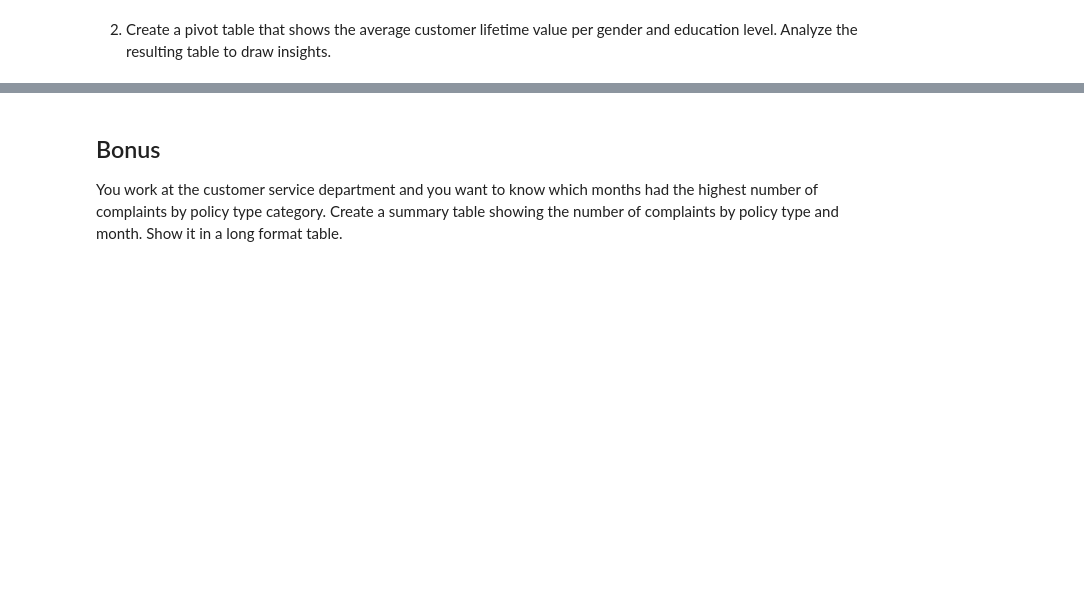
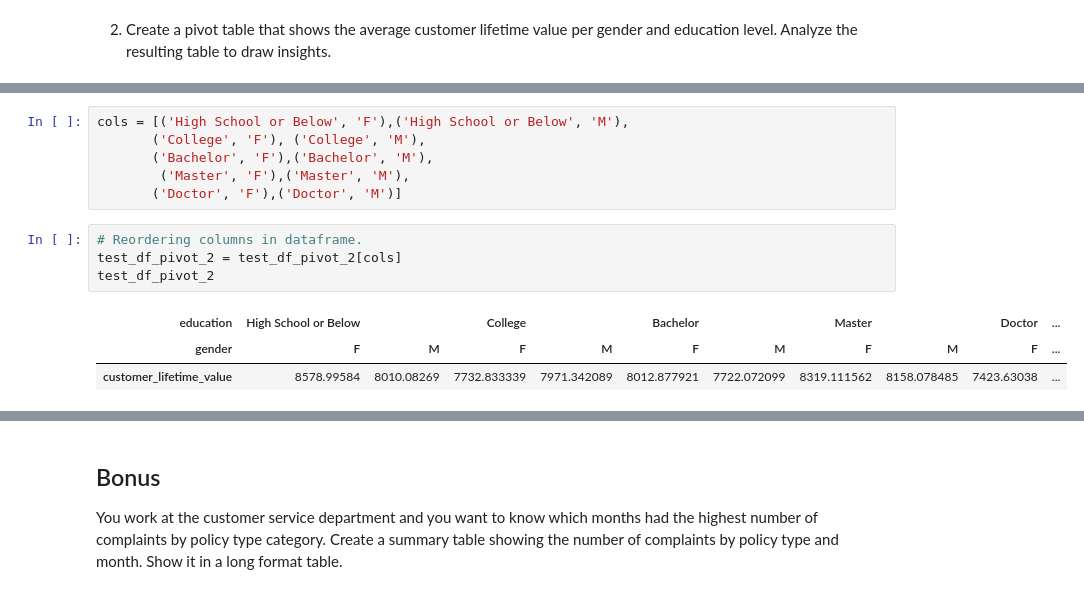
Before and after one commit to henrysoysa/lab-dw-data-structuring-and-combining, a Jupyter notebook: lab-dw-data-structuring-and-combining.ipynb, the cells around one changed output, grey strips where cells are left out. Drawn from its saved outputs; the diff is of its cells as text; blank space fills up the shorter version.

```diff
--- a/lab-dw-data-structuring-and-combining.ipynb
+++ b/lab-dw-data-structuring-and-combining.ipynb
@@ -240,0 +345,14 @@ Round the total revenue to 2 decimal points.  Analyze the resulting table to dra
+# %%
+cols = [('High School or Below', 'F'),('High School or Below', 'M'),
+       ('College', 'F'), ('College', 'M'),
+       ('Bachelor', 'F'),('Bachelor', 'M'),
+        ('Master', 'F'),('Master', 'M'),
+       ('Doctor', 'F'),('Doctor', 'M')]
+# %%
+# Reordering columns in dataframe.
+test_df_pivot_2 = test_df_pivot_2[cols]
+test_df_pivot_2
+# %% [output]
+| education | High School or Below |  | College |  | Bachelor |  | Master |  | Doctor | ... |
+| gender | F | M | F | M | F | M | F | M | F | ... |
+| customer_lifetime_value | 8578.99584 | 8010.08269 | 7732.833339 | 7971.342089 | 8012.877921 | 7722.072099 | 8319.111562 | 8158.078485 | 7423.63038 | ... |
```
Also changed, not shown: parts of 10 cells of this notebook.
